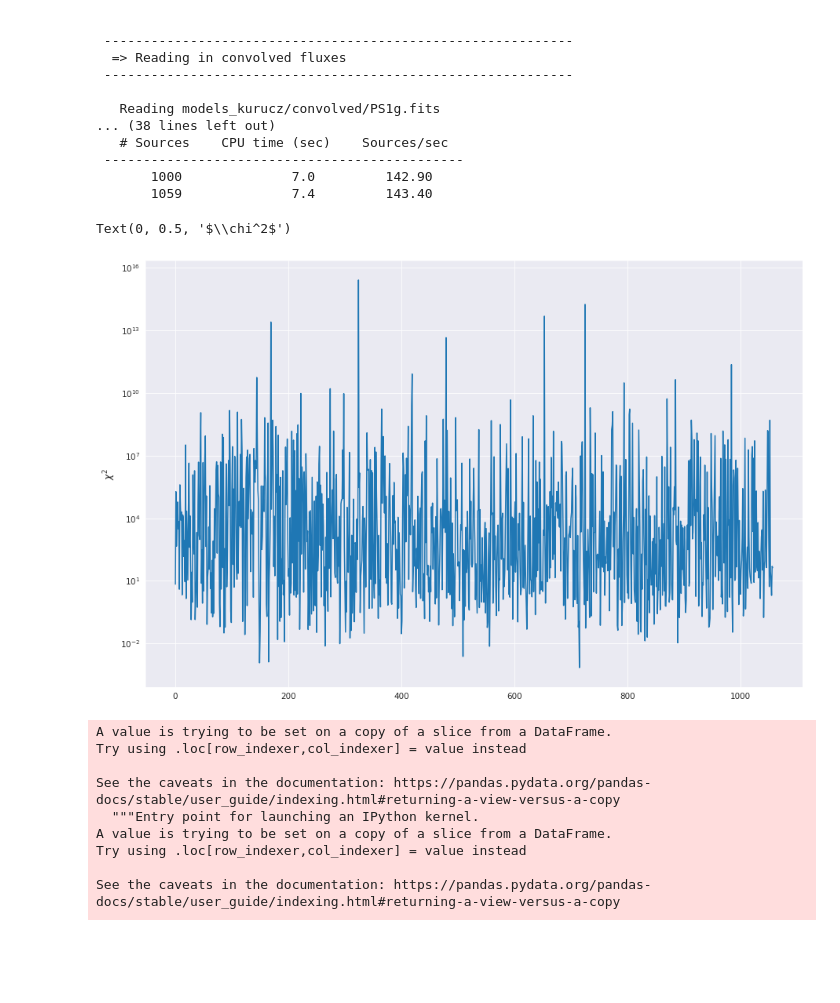
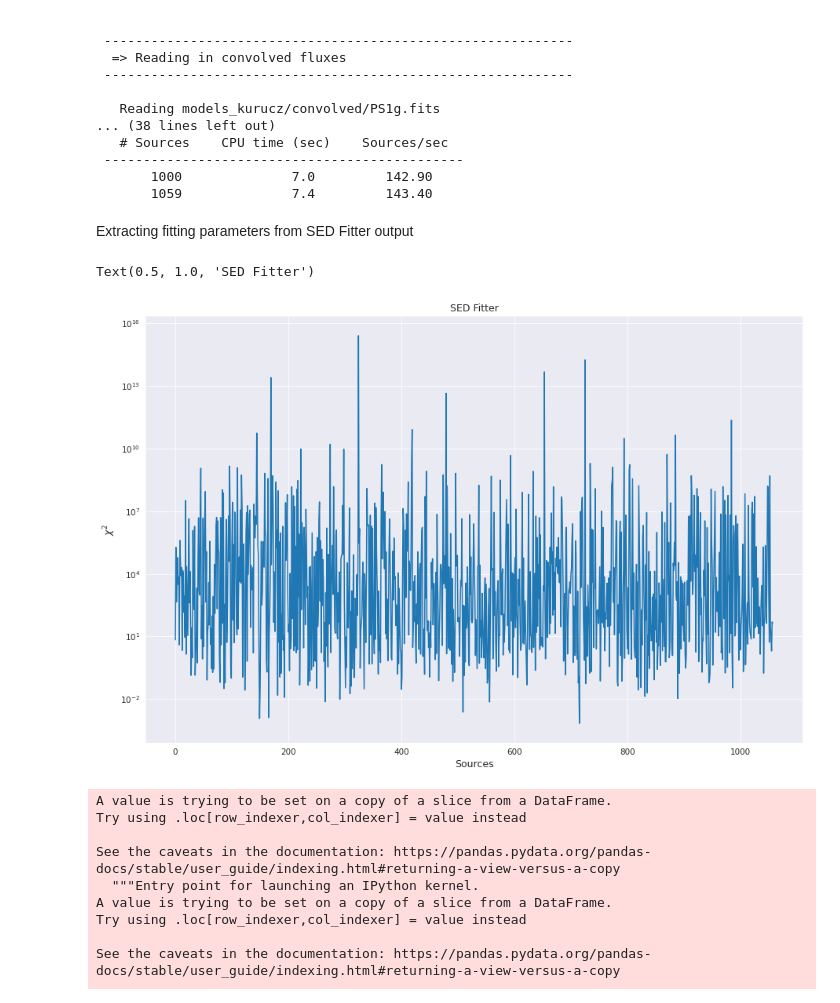
Before and after one commit to Jack3690/INSIST, a Jupyter notebook: UV_Stellar_Catalog.ipynb, the cells around one changed output. Drawn from its saved outputs; the diff is of its cells as text; code cells hidden in the pictures; blank space fills up the shorter version.

```diff
--- a/UV_Stellar_Catalog.ipynb
+++ b/UV_Stellar_Catalog.ipynb
@@ -378,6 +383,8 @@ d= sed.fit('data_input.dat', filters, apertures, model_dir, 'output.fitinfo', ex
  ----------------------------------------------
        1000              7.0         142.90
        1059              7.4         143.40
+# %% [markdown]
+Extracting fitting parameters from SED Fitter output
 # %%
 fin = sed.FitInfoFile('output.fitinfo', 'r')
 modpar = sed.utils.parfile.read("%s/models.conf" % fin.meta.model_dir, 'conf')
@@ -396,10 +403,12 @@ for info in fin:
 # %%
 plt.plot(chi2)
 plt.yscale('log')
 plt.ylabel(r'$\chi^2$')
+plt.xlabel('Sources')
+plt.title('SED Fitter')
 # %% [output]
-Text(0, 0.5, '$\\chi^2$')
+Text(0.5, 1.0, 'SED Fitter')
-[figure, old version]
+[figure, new version]
 # %%
 df_UV = pd.DataFrame(UV, columns = ['NUV_Flux','NUV_Flux_err','FUV_Flux','FUV_Flux_err'])
 # %%
```
Also changed, not shown: parts of 19 cells of this notebook.
